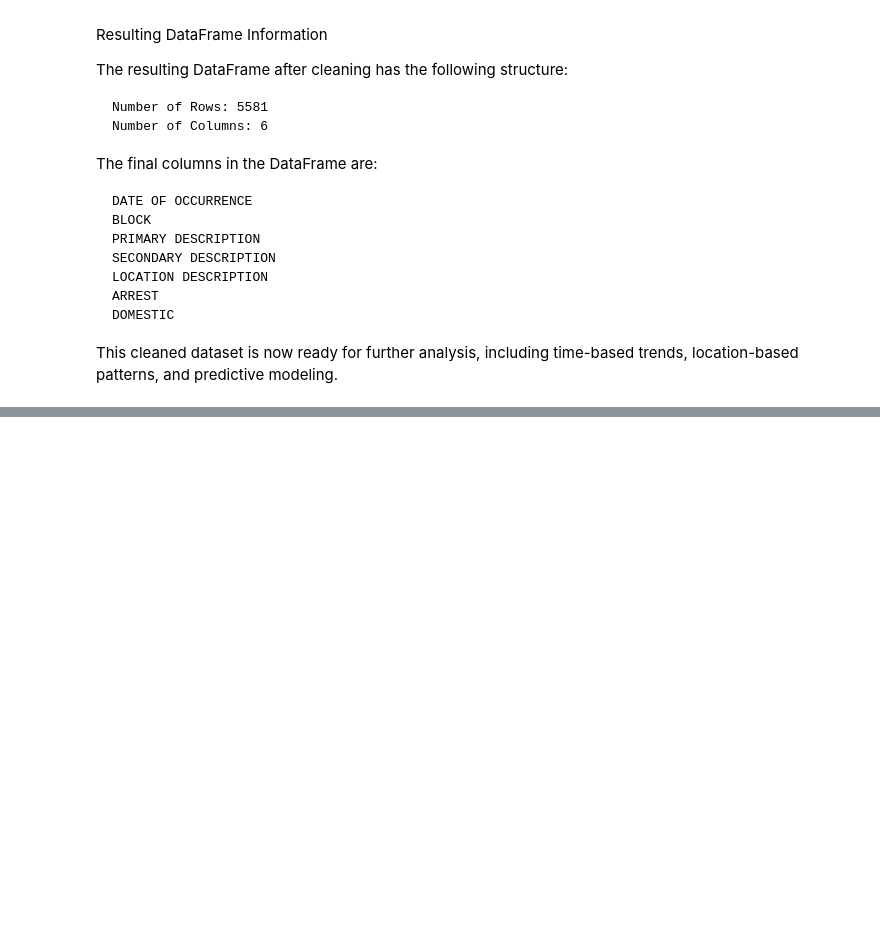
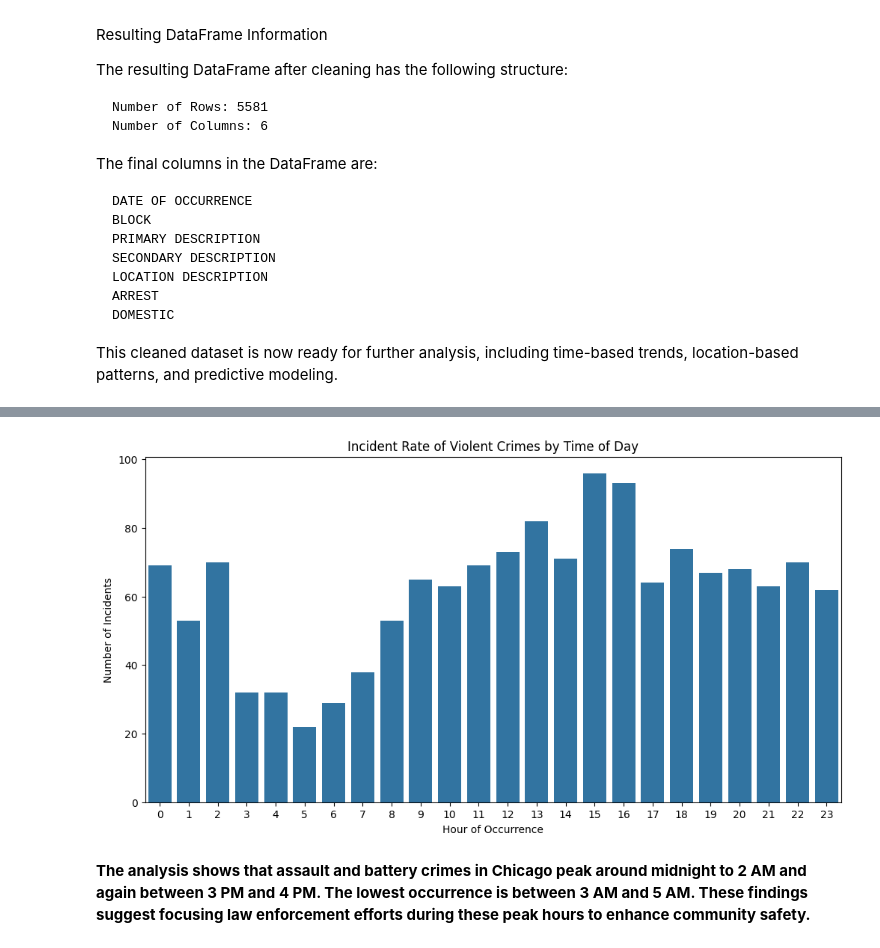
Before and after one commit to Hannah-Aji/Predictive-Modeling-to-Identify-High-Risk-Areas, a Jupyter notebook: Chicago_crime_prediction.ipynb, the cells around one changed output, grey strips where cells are left out. Cells and saved outputs as stored; diff of their text form; code cells hidden in the pictures; blank space fills up the shorter version.

```diff
--- a/Chicago_crime_prediction.ipynb
+++ b/Chicago_crime_prediction.ipynb
@@ -91,8 +115,12 @@ data_mod = data_mod.dropna(subset=['DATE OF OCCURRENCE'])
 # Create additional time-based columns
 data_mod['Year'] = data_mod['DATE OF OCCURRENCE'].dt.year
 data_mod['Month'] = data_mod['DATE OF OCCURRENCE'].dt.month
+data_mod['Month'] = data_mod['DATE OF OCCURRENCE'].dt.strftime('%b') # Convert month numbers to abbreviated month names
+
+
 data_mod['Day'] = data_mod['DATE OF OCCURRENCE'].dt.day
-data_mod['Weekday'] = data_mod['DATE OF OCCURRENCE'].dt.weekday
+
+data_mod['Weekday'] = data_mod['DATE OF OCCURRENCE'].dt.day_name()
 data_mod['Hour'] = data_mod['DATE OF OCCURRENCE'].dt.hour
 # %%
 # Convert 'ARREST' and 'DOMESTIC' columns to boolean type for consistency
@@ -175,0 +201,20 @@ This cleaned dataset is now ready for further analysis, including time-based tre
+# %%
+# Filter for violent crimes (Assault or Battery)
+violent_crimes = data_mod[data_mod['PRIMARY DESCRIPTION'].isin(['ASSAULT', 'BATTERY'])]
+# %%
+# Group by the hour of the day and calculate the number of incidents
+hourly_incidents = violent_crimes.groupby('Hour').size().reset_index(name='Incident Count')
+# %%
+
+# Plot incident count by hour of occurrence
+plt.figure(figsize=(12, 6))
+sns.barplot(x='Hour', y='Incident Count', data=hourly_incidents)
+plt.title('Incident Rate of Violent Crimes by Time of Day')
+plt.xlabel('Hour of Occurrence')
+plt.ylabel('Number of Incidents')
+plt.xticks(range(24))
+plt.show()
+# %% [output]
+[figure, added]
+# %% [markdown]
+**The analysis shows that assault and battery crimes in Chicago peak around midnight to 2 AM and again between 3 PM and 4 PM. The lowest occurrence is between 3 AM and 5 AM. These findings suggest focusing law enforcement efforts during these peak hours to enhance community safety.**
```
Also changed, not shown: parts of 34 cells of this notebook.
